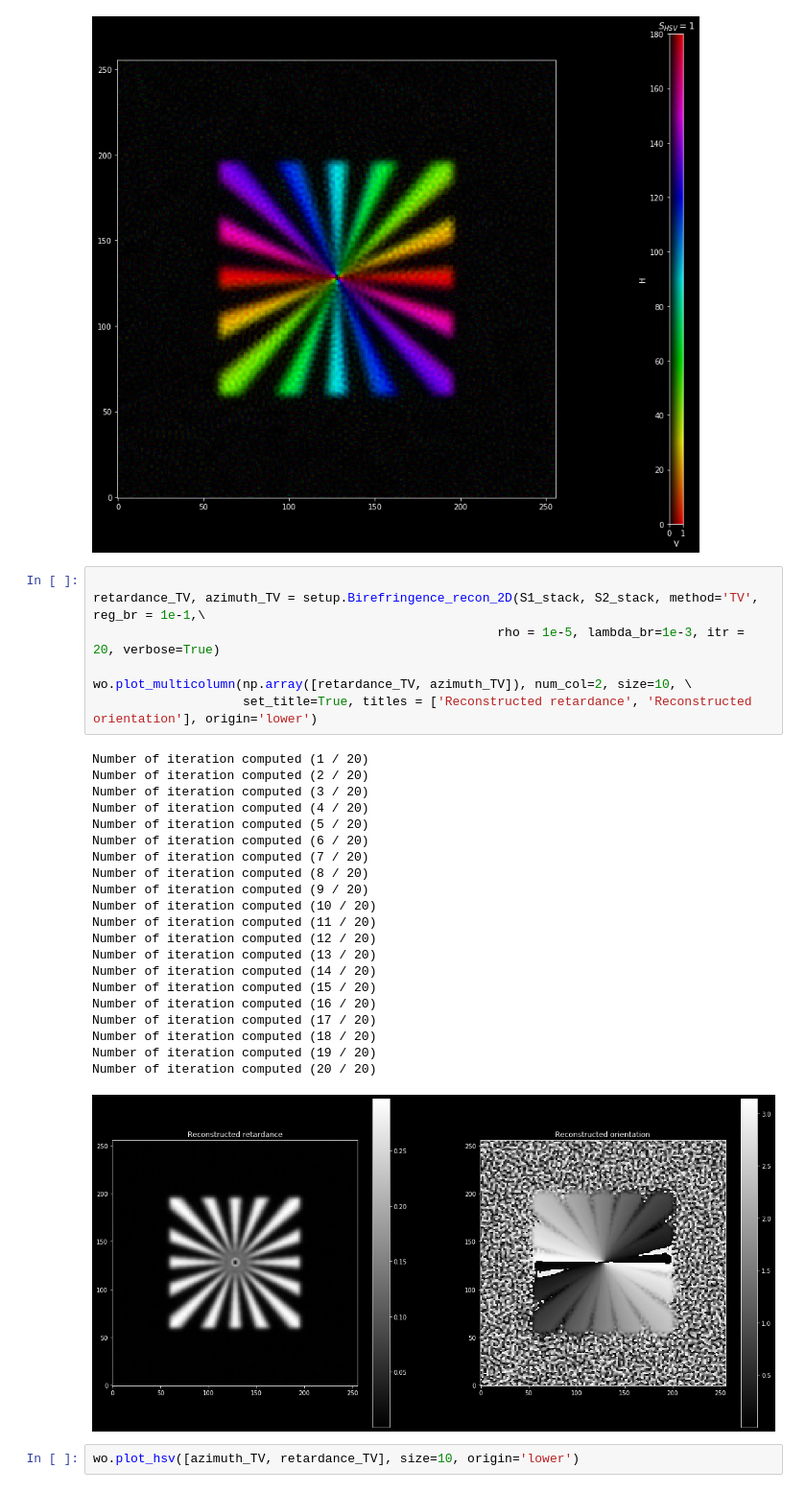
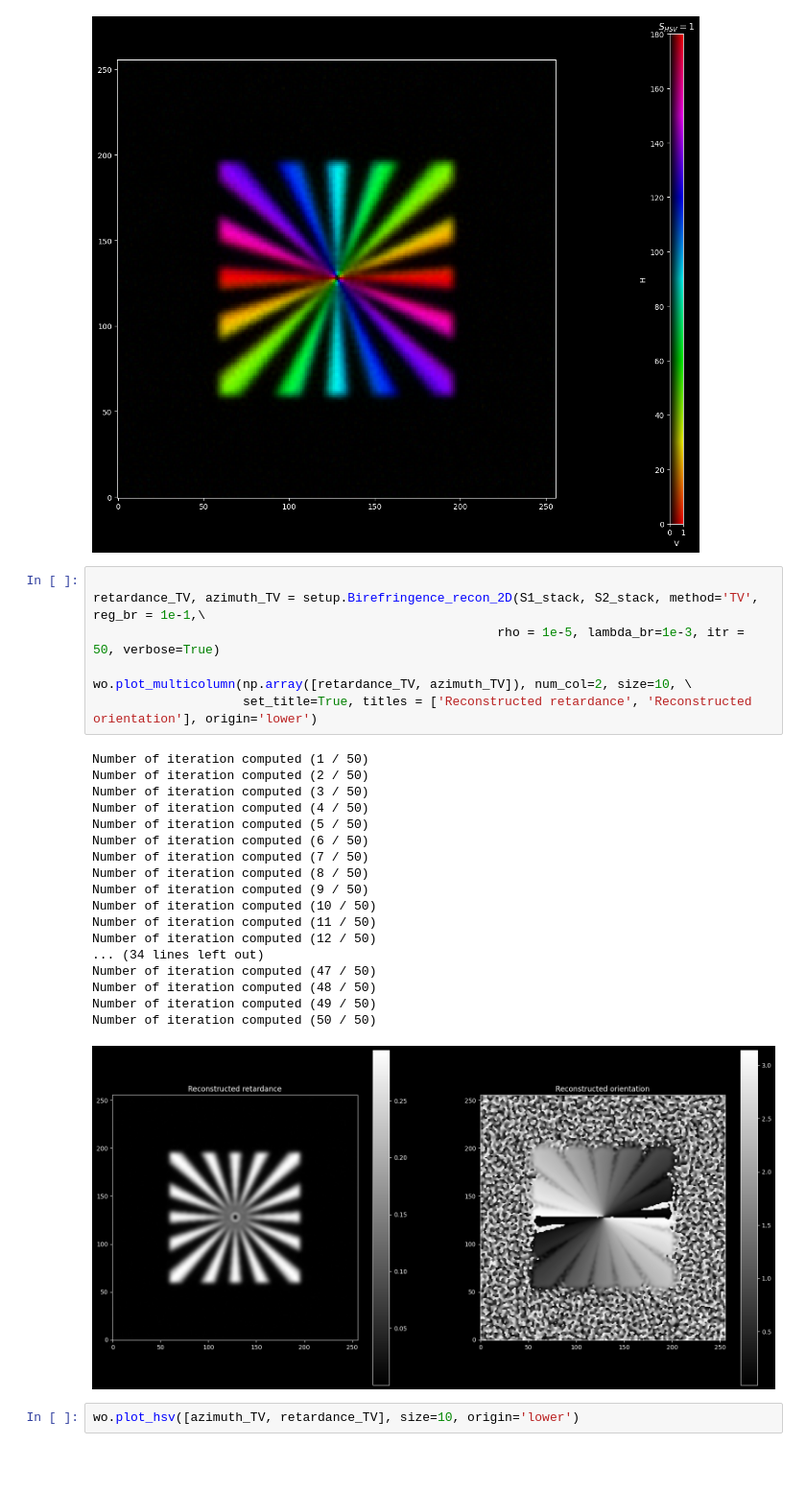
Before and after one commit to mehta-lab/waveorder, a Jupyter notebook: examples/2D_QLIPP_simulation/2D_QLIPP_recon.ipynb, the cells around one changed output. Shown at 96% size. Cells and saved outputs as stored; diff of their text form; blank space fills up the shorter version.

```diff
--- a/examples/2D_QLIPP_simulation/2D_QLIPP_recon.ipynb
+++ b/examples/2D_QLIPP_simulation/2D_QLIPP_recon.ipynb
@@ -84,32 +84,29 @@ wo.plot_hsv([azimuth, retardance], size=10, origin='lower')
 # %%
 
 retardance_TV, azimuth_TV = setup.Birefringence_recon_2D(S1_stack, S2_stack, method='TV', reg_br = 1e-1,\
-                                                      rho = 1e-5, lambda_br=1e-3, itr = 20, verbose=True)
+                                                      rho = 1e-5, lambda_br=1e-3, itr = 50, verbose=True)
 
 wo.plot_multicolumn(np.array([retardance_TV, azimuth_TV]), num_col=2, size=10, \
                     set_title=True, titles = ['Reconstructed retardance', 'Reconstructed orientation'], origin='lower')
 # %% [output]
-Number of iteration computed (1 / 20)
-Number of iteration computed (2 / 20)
-Number of iteration computed (3 / 20)
-Number of iteration computed (4 / 20)
-Number of iteration computed (5 / 20)
-Number of iteration computed (6 / 20)
-Number of iteration computed (7 / 20)
-Number of iteration computed (8 / 20)
-Number of iteration computed (9 / 20)
-Number of iteration computed (10 / 20)
-Number of iteration computed (11 / 20)
-Number of iteration computed (12 / 20)
-Number of iteration computed (13 / 20)
-Number of iteration computed (14 / 20)
-Number of iteration computed (15 / 20)
-Number of iteration computed (16 / 20)
-Number of iteration computed (17 / 20)
-Number of iteration computed (18 / 20)
-Number of iteration computed (19 / 20)
-Number of iteration computed (20 / 20)
+Number of iteration computed (1 / 50)
+Number of iteration computed (2 / 50)
+Number of iteration computed (3 / 50)
+Number of iteration computed (4 / 50)
+Number of iteration computed (5 / 50)
+Number of iteration computed (6 / 50)
+Number of iteration computed (7 / 50)
+Number of iteration computed (8 / 50)
+Number of iteration computed (9 / 50)
+Number of iteration computed (10 / 50)
+Number of iteration computed (11 / 50)
+Number of iteration computed (12 / 50)
+... (34 lines left out)
+Number of iteration computed (47 / 50)
+Number of iteration computed (48 / 50)
+Number of iteration computed (49 / 50)
+Number of iteration computed (50 / 50)
-[figure, old version]
+[figure, new version]
 # %%
 wo.plot_hsv([azimuth_TV, retardance_TV], size=10, origin='lower')
 # %% [output]
```
Also changed, not shown: parts of 3 cells of this notebook, 1 other file.
